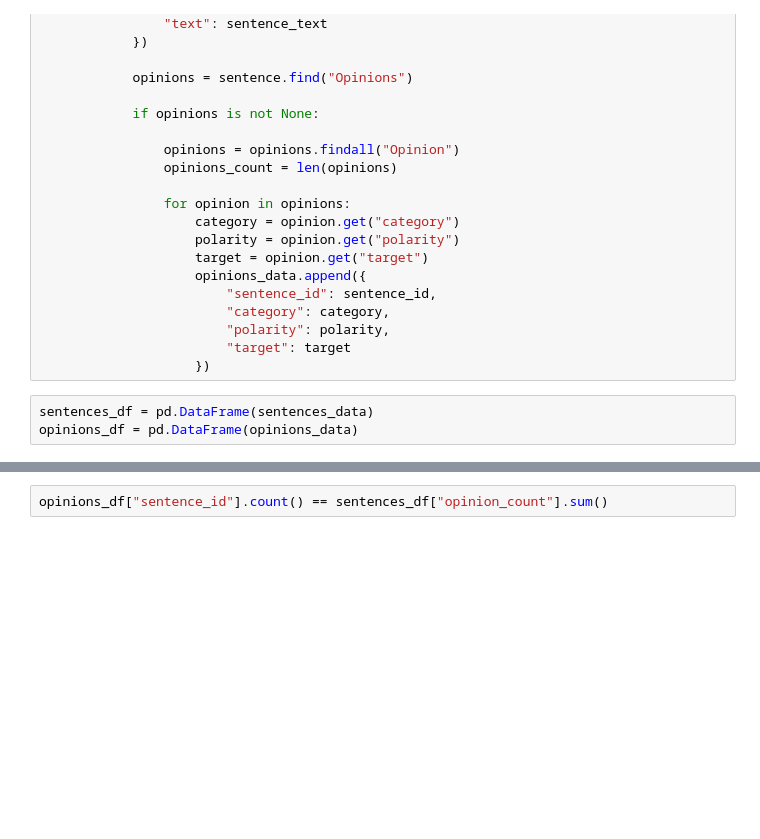
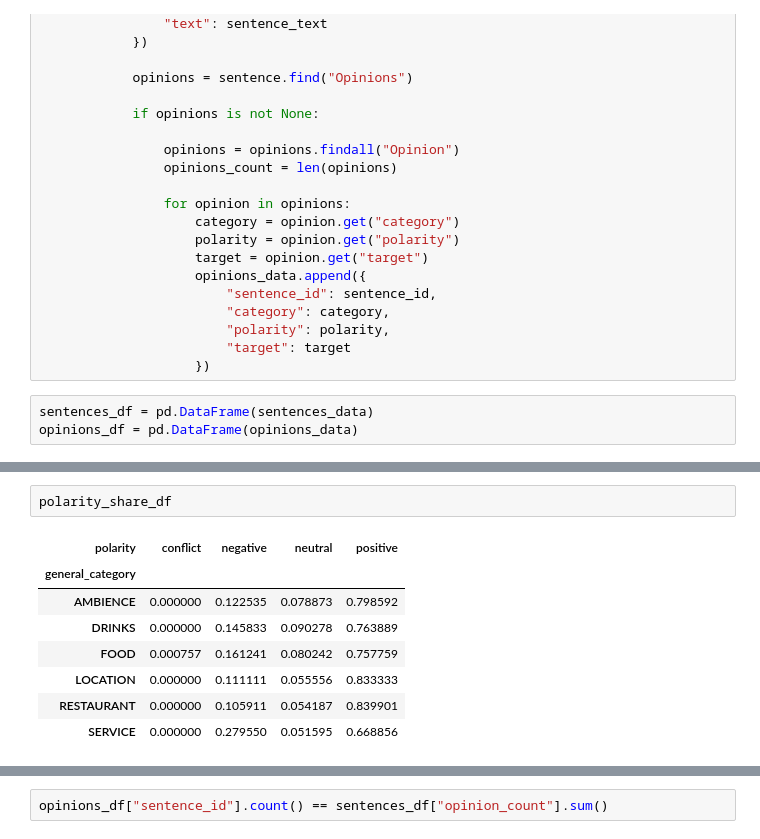
Before and after one commit to artyom2774-dev/russian-restaurant-absa, a Jupyter notebook: eda_train.ipynb, the cells around one changed output, grey strips where cells are left out. Cells and saved outputs as stored; diff of their text form; blank space fills up the shorter version.

```diff
--- a/eda_train.ipynb
+++ b/eda_train.ipynb
@@ -230,3 +224,14 @@ polarity_counts_df
+# %%
+polarity_share_df
+# %% [output]
+| polarity | conflict | negative | neutral | positive |
+| general_category |  |  |  |  |
+| AMBIENCE | 0.000000 | 0.122535 | 0.078873 | 0.798592 |
+| DRINKS | 0.000000 | 0.145833 | 0.090278 | 0.763889 |
+| FOOD | 0.000757 | 0.161241 | 0.080242 | 0.757759 |
+| LOCATION | 0.000000 | 0.111111 | 0.055556 | 0.833333 |
+| RESTAURANT | 0.000000 | 0.105911 | 0.054187 | 0.839901 |
+| SERVICE | 0.000000 | 0.279550 | 0.051595 | 0.668856 |
 # %%
 sentences_df["char_count"] = sentences_df["text"].str.len()
 sentences_df["words_count"] = sentences_df["text"].str.split().str.len()
```
Also changed, not shown: parts of 38 cells of this notebook.
